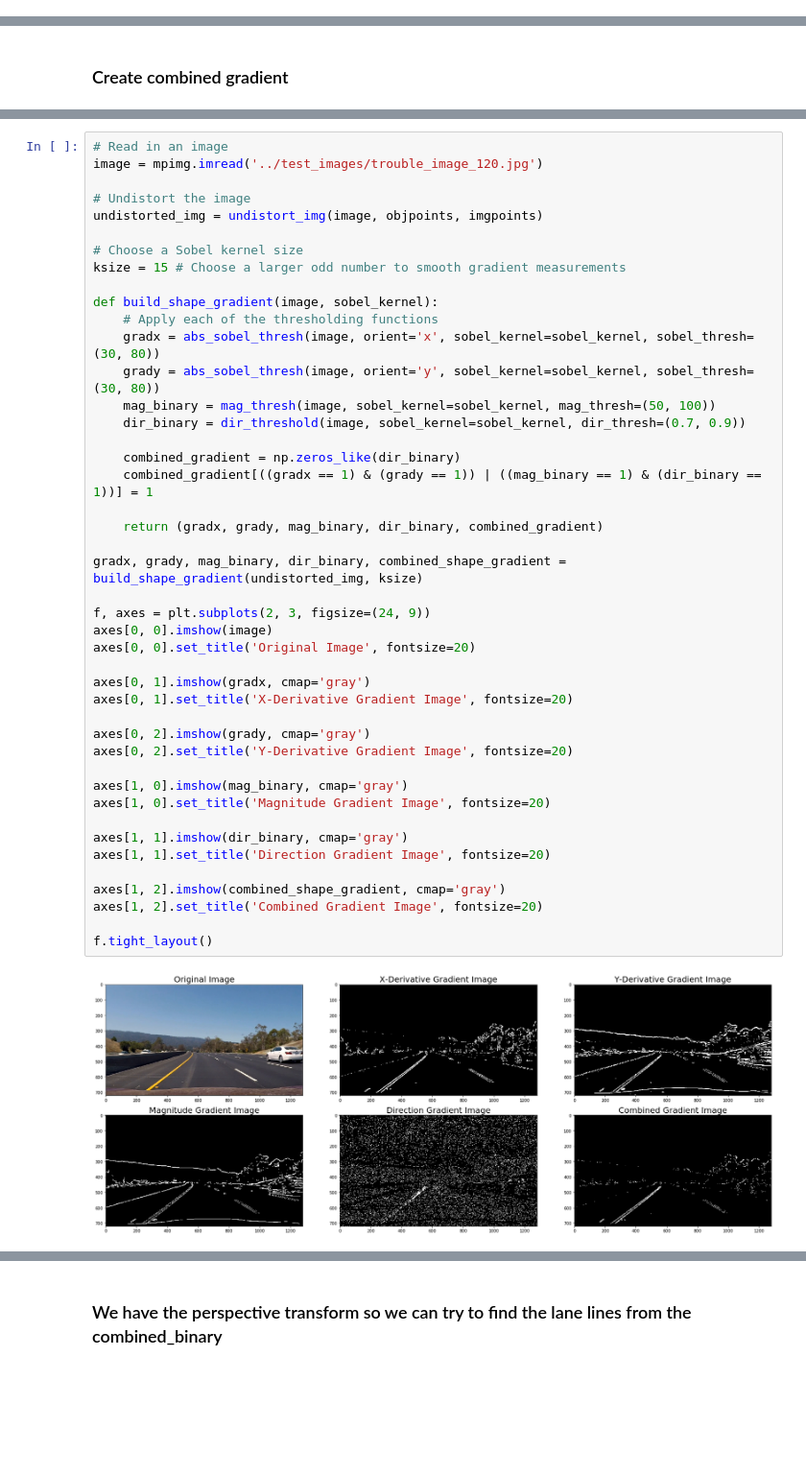
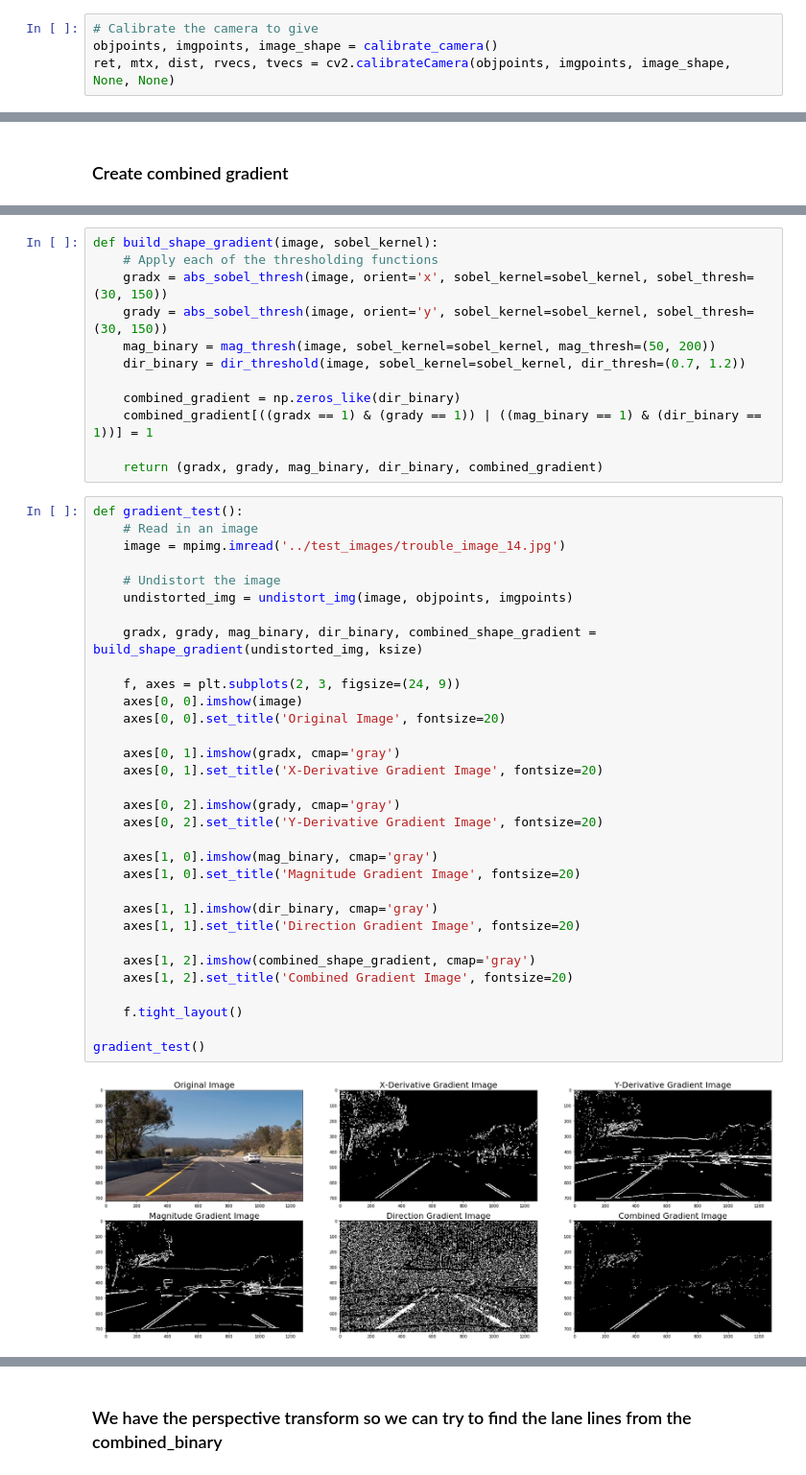
Before and after one commit to hyena3300/CarND-Advanced-Lane-Lines, a Jupyter notebook: source/advance_lane_lines.ipynb, the cells around one changed output, grey strips where cells are left out. Shown at 96% size. Drawn from its saved outputs; the diff is of its cells as text; blank space fills up the shorter version.

```diff
--- a/source/advance_lane_lines.ipynb
+++ b/source/advance_lane_lines.ipynb
@@ -78,0 +88,4 @@ ret, mtx, dist, rvecs, tvecs = cv2.calibrateCamera(objpoints, imgpoints, image_s
+# %%
+# Calibrate the camera to give
+objpoints, imgpoints, image_shape = calibrate_camera()
+ret, mtx, dist, rvecs, tvecs = cv2.calibrateCamera(objpoints, imgpoints, image_shape, None, None)
@@ -177,47 +202,47 @@ def dir_threshold(image, sobel_kernel=3, dir_thresh=(0, np.pi/2)):
+# %%
+def build_shape_gradient(image, sobel_kernel):
+    # Apply each of the thresholding functions
+    gradx = abs_sobel_thresh(image, orient='x', sobel_kernel=sobel_kernel, sobel_thresh=(30, 150))
+    grady = abs_sobel_thresh(image, orient='y', sobel_kernel=sobel_kernel, sobel_thresh=(30, 150))
+    mag_binary = mag_thresh(image, sobel_kernel=sobel_kernel, mag_thresh=(50, 200))
+    dir_binary = dir_threshold(image, sobel_kernel=sobel_kernel, dir_thresh=(0.7, 1.2))
+
+    combined_gradient = np.zeros_like(dir_binary)
+    combined_gradient[((gradx == 1) & (grady == 1)) | ((mag_binary == 1) & (dir_binary == 1))] = 1
+
+    return (gradx, grady, mag_binary, dir_binary, combined_gradient)
 # %%
-# Read in an image
-image = mpimg.imread('../test_images/trouble_image_120.jpg')
+def gradient_test():
+    # Read in an image
+    image = mpimg.imread('../test_images/trouble_image_14.jpg')
 
-# Undistort the image
-undistorted_img = undistort_img(image, objpoints, imgpoints)
+    # Undistort the image
+    undistorted_img = undistort_img(image, objpoints, imgpoints)
 
-# Choose a Sobel kernel size
-ksize = 15 # Choose a larger odd number to smooth gradient measurements
+    gradx, grady, mag_binary, dir_binary, combined_shape_gradient = build_shape_gradient(undistorted_img, ksize)
 
-def build_shape_gradient(image, sobel_kernel):
-    # Apply each of the thresholding functions
-    gradx = abs_sobel_thresh(image, orient='x', sobel_kernel=sobel_kernel, sobel_thresh=(30, 80))
-    grady = abs_sobel_thresh(image, orient='y', sobel_kernel=sobel_kernel, sobel_thresh=(30, 80))
-    mag_binary = mag_thresh(image, sobel_kernel=sobel_kernel, mag_thresh=(50, 100))
-    dir_binary = dir_threshold(image, sobel_kernel=sobel_kernel, dir_thresh=(0.7, 0.9))
+    f, axes = plt.subplots(2, 3, figsize=(24, 9))
+    axes[0, 0].imshow(image)
+    axes[0, 0].set_title('Original Image', fontsize=20)
 
-    combined_gradient = np.zeros_like(dir_binary)
-    combined_gradient[((gradx == 1) & (grady == 1)) | ((mag_binary == 1) & (dir_binary == 1))] = 1
+    axes[0, 1].imshow(gradx, cmap='gray')
+    axes[0, 1].set_title('X-Derivative Gradient Image', fontsize=20)
 
-    return (gradx, grady, mag_binary, dir_binary, combined_gradient)
+    axes[0, 2].imshow(grady, cmap='gray')
+    axes[0, 2].set_title('Y-Derivative Gradient Image', fontsize=20)
 
-gradx, grady, mag_binary, dir_binary, combined_shape_gradient = build_shape_gradient(undistorted_img, ksize)
+    axes[1, 0].imshow(mag_binary, cmap='gray')
+    axes[1, 0].set_title('Magnitude Gradient Image', fontsize=20)
 
-f, axes = plt.subplots(2, 3, figsize=(24, 9))
-axes[0, 0].imshow(image)
-axes[0, 0].set_title('Original Image', fontsize=20)
+    axes[1, 1].imshow(dir_binary, cmap='gray')
+    axes[1, 1].set_title('Direction Gradient Image', fontsize=20)
 
-axes[0, 1].imshow(gradx, cmap='gray')
-axes[0, 1].set_title('X-Derivative Gradient Image', fontsize=20)
+    axes[1, 2].imshow(combined_shape_gradient, cmap='gray')
+    axes[1, 2].set_title('Combined Gradient Image', fontsize=20)
 
-axes[0, 2].imshow(grady, cmap='gray')
-axes[0, 2].set_title('Y-Derivative Gradient Image', fontsize=20)
+    f.tight_layout()
 
-axes[1, 0].imshow(mag_binary, cmap='gray')
-axes[1, 0].set_title('Magnitude Gradient Image', fontsize=20)
-
-axes[1, 1].imshow(dir_binary, cmap='gray')
-axes[1, 1].set_title('Direction Gradient Image', fontsize=20)
-
-axes[1, 2].imshow(combined_shape_gradient, cmap='gray')
-axes[1, 2].set_title('Combined Gradient Image', fontsize=20)
-
-f.tight_layout()
+gradient_test()
 # %% [output]
-[figure, old version]
+[figure, new version]
 # %% [markdown]
```
Also changed, not shown: parts of 58 cells of this notebook, 44 other files.
